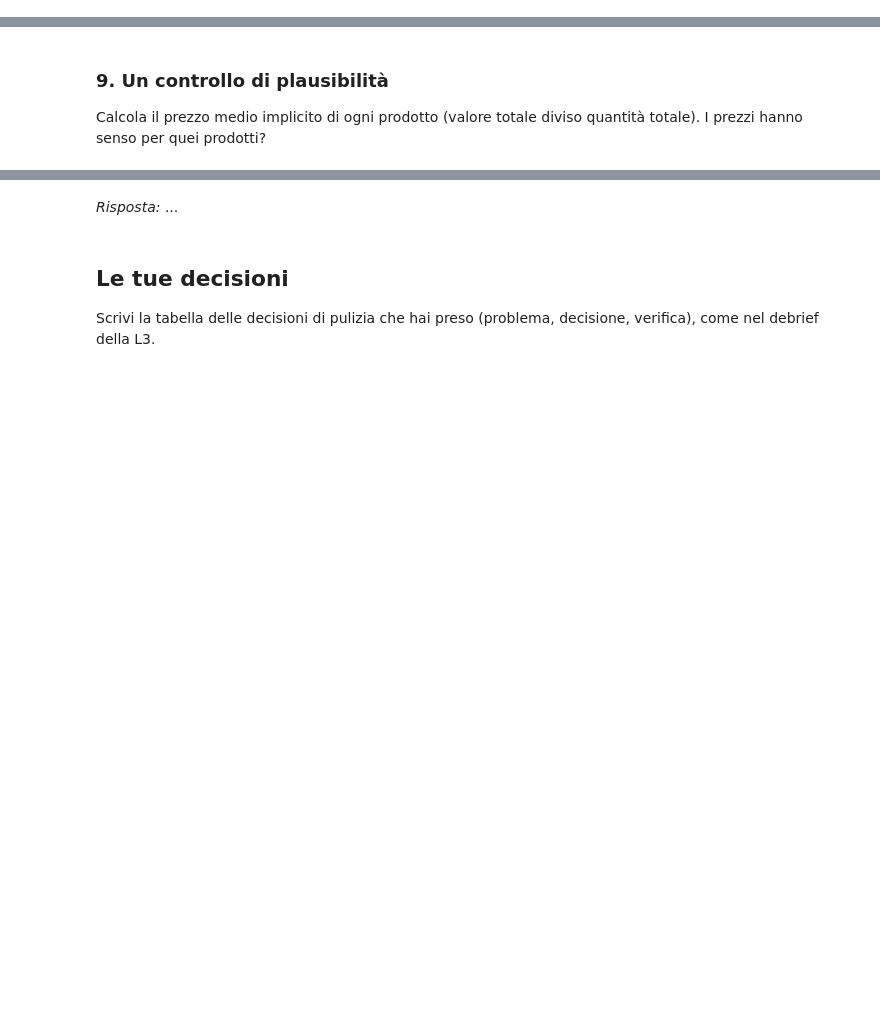
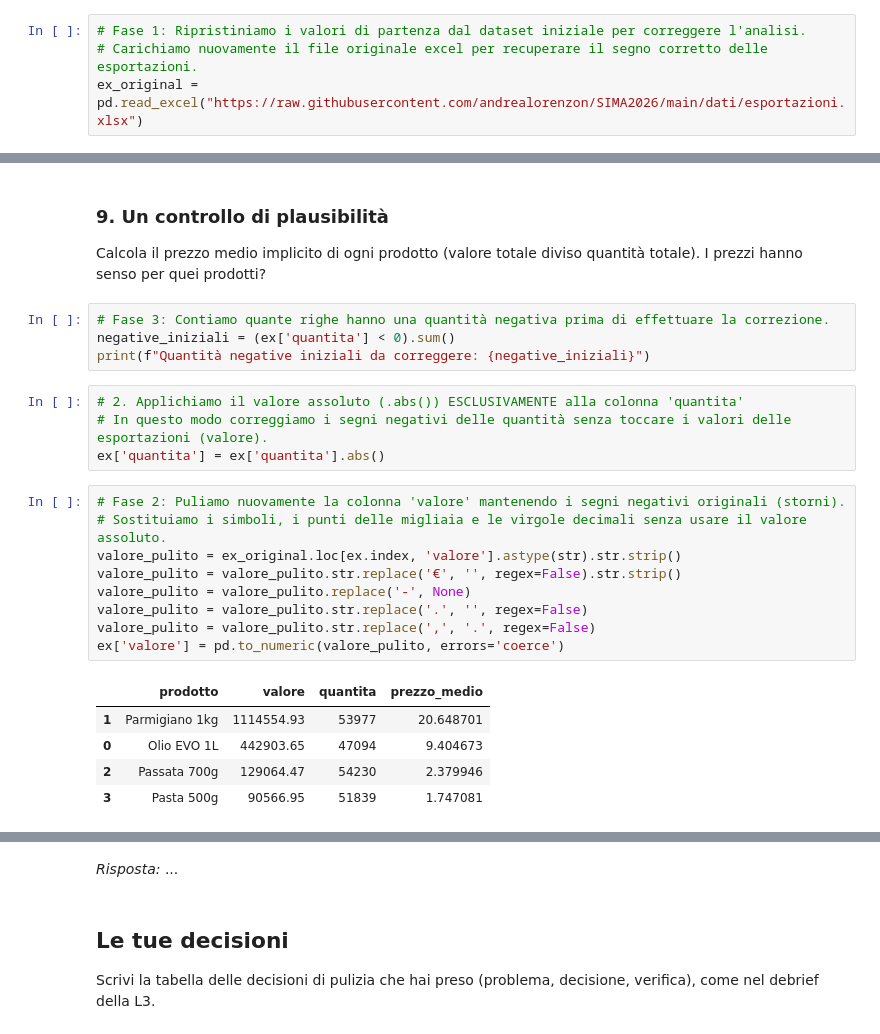
Before and after one commit to lucabattantaunimib/SIMA2026, a Jupyter notebook: e04_task.ipynb, the cells around one changed output, grey strips where cells are left out. Saved outputs shown, nothing was run; the diff lists cells and outputs as text; blank space fills up the shorter version.

````diff
--- a/e04_task.ipynb
+++ b/e04_task.ipynb
@@ -332,3 +314,7 @@ Quantità negative dopo la correzione: 0 (deve essere 0)
+# %%
+# Fase 1: Ripristiniamo i valori di partenza dal dataset iniziale per correggere l'analisi.
+# Carichiamo nuovamente il file originale excel per recuperare il segno corretto delle esportazioni.
+ex_original = pd.read_excel("https://raw.githubusercontent.com/andrealorenzon/SIMA2026/main/dati/esportazioni.xlsx")
 # %% [markdown]
 ```markdown
 *Risposta:*
@@ -362,3 +411,26 @@ Disegna l'andamento del valore esportato totale, mese per mese. C'è un periodo
 ### 9. Un controllo di plausibilità
 
 Calcola il prezzo medio implicito di ogni prodotto (valore totale diviso quantità totale). I prezzi hanno senso per quei prodotti?
+# %%
+# Fase 3: Contiamo quante righe hanno una quantità negativa prima di effettuare la correzione.
+negative_iniziali = (ex['quantita'] < 0).sum()
+print(f"Quantità negative iniziali da correggere: {negative_iniziali}")
+# %%
+# 2. Applichiamo il valore assoluto (.abs()) ESCLUSIVAMENTE alla colonna 'quantita'
+# In questo modo correggiamo i segni negativi delle quantità senza toccare i valori delle esportazioni (valore).
+ex['quantita'] = ex['quantita'].abs()
+# %%
+# Fase 2: Puliamo nuovamente la colonna 'valore' mantenendo i segni negativi originali (storni).
+# Sostituiamo i simboli, i punti delle migliaia e le virgole decimali senza usare il valore assoluto.
+valore_pulito = ex_original.loc[ex.index, 'valore'].astype(str).str.strip()
+valore_pulito = valore_pulito.str.replace('€', '', regex=False).str.strip()
+valore_pulito = valore_pulito.replace('-', None)
+valore_pulito = valore_pulito.str.replace('.', '', regex=False)
+valore_pulito = valore_pulito.str.replace(',', '.', regex=False)
+ex['valore'] = pd.to_numeric(valore_pulito, errors='coerce')
+# %% [output]
+|  | prodotto | valore | quantita | prezzo_medio |
+| 1 | Parmigiano 1kg | 1114554.93 | 53977 | 20.648701 |
+| 0 | Olio EVO 1L | 442903.65 | 47094 | 9.404673 |
+| 2 | Passata 700g | 129064.47 | 54230 | 2.379946 |
+| 3 | Pasta 500g | 90566.95 | 51839 | 1.747081 |
````
Also changed, not shown: parts of 10 cells of this notebook.
